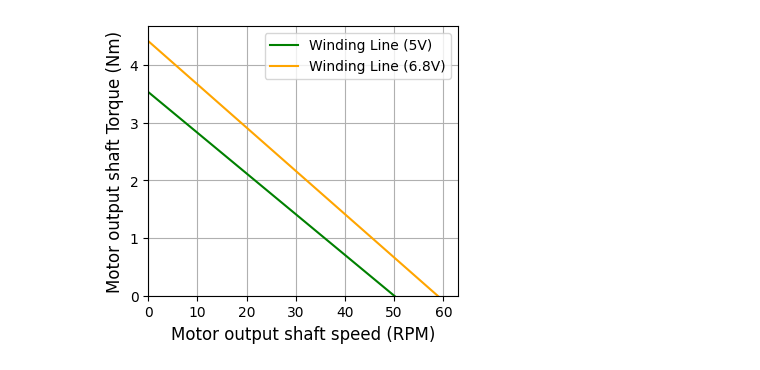
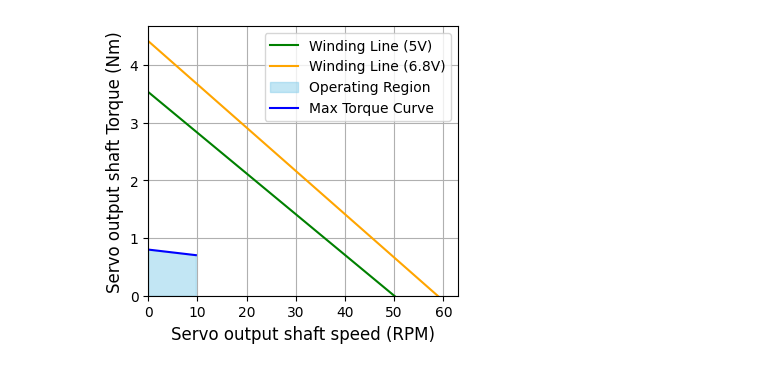
Before and after one commit to Loneli999/WALT, a Jupyter notebook: Electrical_Design/Performance_Analysis/Servo_Performance_Analysis.ipynb, the cells around one changed output. Saved outputs shown, nothing was run; the diff lists cells and outputs as text; code cells hidden in the pictures.

```diff
--- a/Electrical_Design/Performance_Analysis/Servo_Performance_Analysis.ipynb
+++ b/Electrical_Design/Performance_Analysis/Servo_Performance_Analysis.ipynb
@@ -35,27 +35,31 @@ def winding_line_6_8V(RPM):
 
     T = stall_torque_6_8V * (1 - (omega/no_load_speed_6_8V))
     return T
+# %%
+def operating_region(RPM):
+    return 0.8 - RPM*0.01
 # %%
 # Generate RPM values for the winding lines
 rpm_values = np.linspace(0, 60, 100)
 torque_values_5V = winding_line_5V(rpm_values)
 torque_values_6_8V = winding_line_6_8V(rpm_values)
 
-# Plot the requirements and winding lines
+# Plot the winding lines
 plt.figure(figsize=(4, 3.5))
-#plt.scatter(rpm_without_transmission, torque_without_transmission, color='blue', label='Without Transmission', s=10)
-#plt.scatter(rpm_with_transmission, torque_with_transmission, color='red', label='With Transmission', s=10)
 plt.plot(rpm_values, torque_values_5V, color='green', label='Winding Line (5V)')
 plt.plot(rpm_values, torque_values_6_8V, color='orange', label='Winding Line (6.8V)')
 
+plt.fill_between(rpm_values[:17], operating_region(rpm_values[:17]), color='skyblue', alpha=0.5, label='Operating Region')
+plt.plot(rpm_values[:17], operating_region(rpm_values[:17]), color='blue', label='Max Torque Curve')
+
 # Customize the plot
-plt.xlabel('Motor output shaft speed (RPM)', fontsize=12)
-plt.ylabel('Motor output shaft Torque (Nm)', fontsize=12)
+plt.xlabel('Servo output shaft speed (RPM)', fontsize=12)
+plt.ylabel('Servo output shaft Torque (Nm)', fontsize=12)
 plt.ylim(bottom=0)
 plt.xlim(left=0)
 plt.grid(True)
 plt.legend()
 plt.savefig("Servo_Performance_Analysis_plot.png", dpi=300, bbox_inches='tight')
 plt.show()
 # %% [output]
-[figure, old version]
+[figure, new version]
```
Also changed, not shown: 5 other files.
